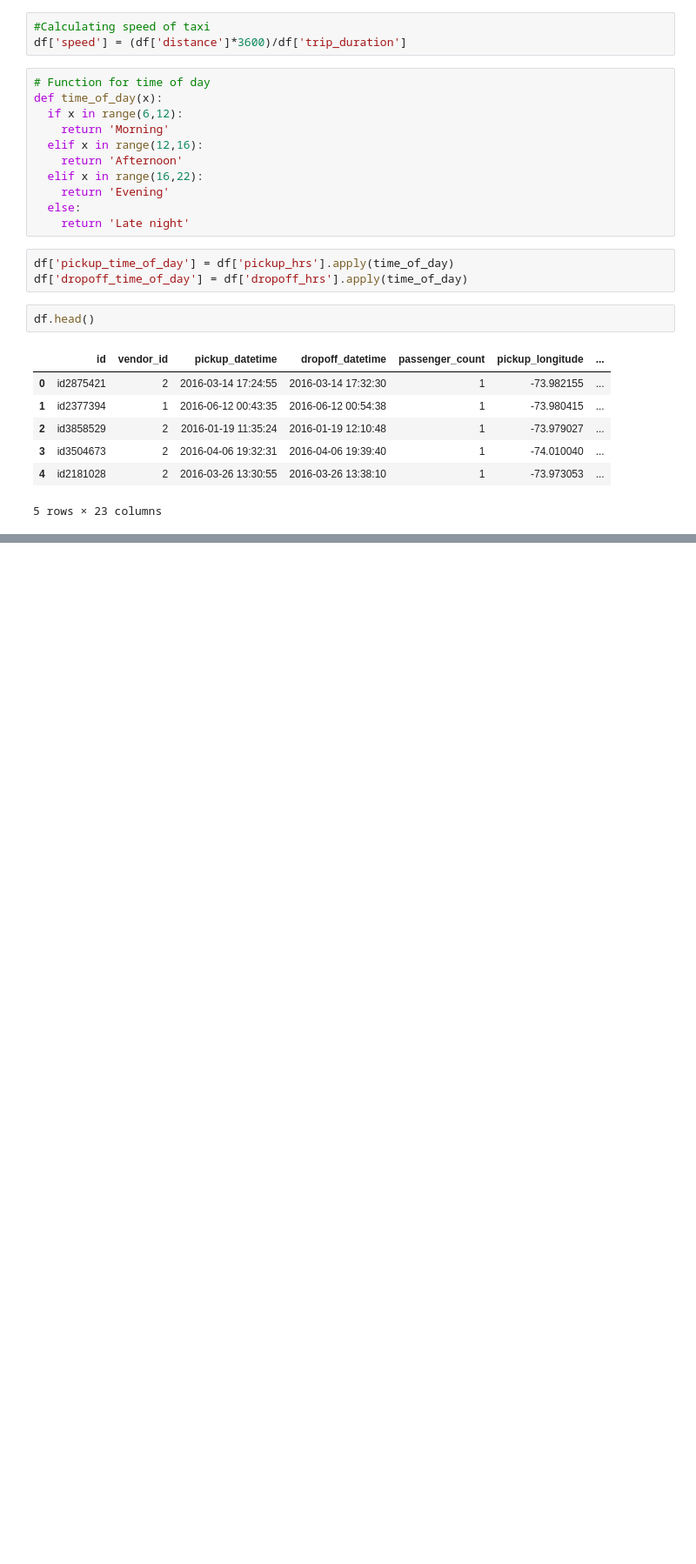
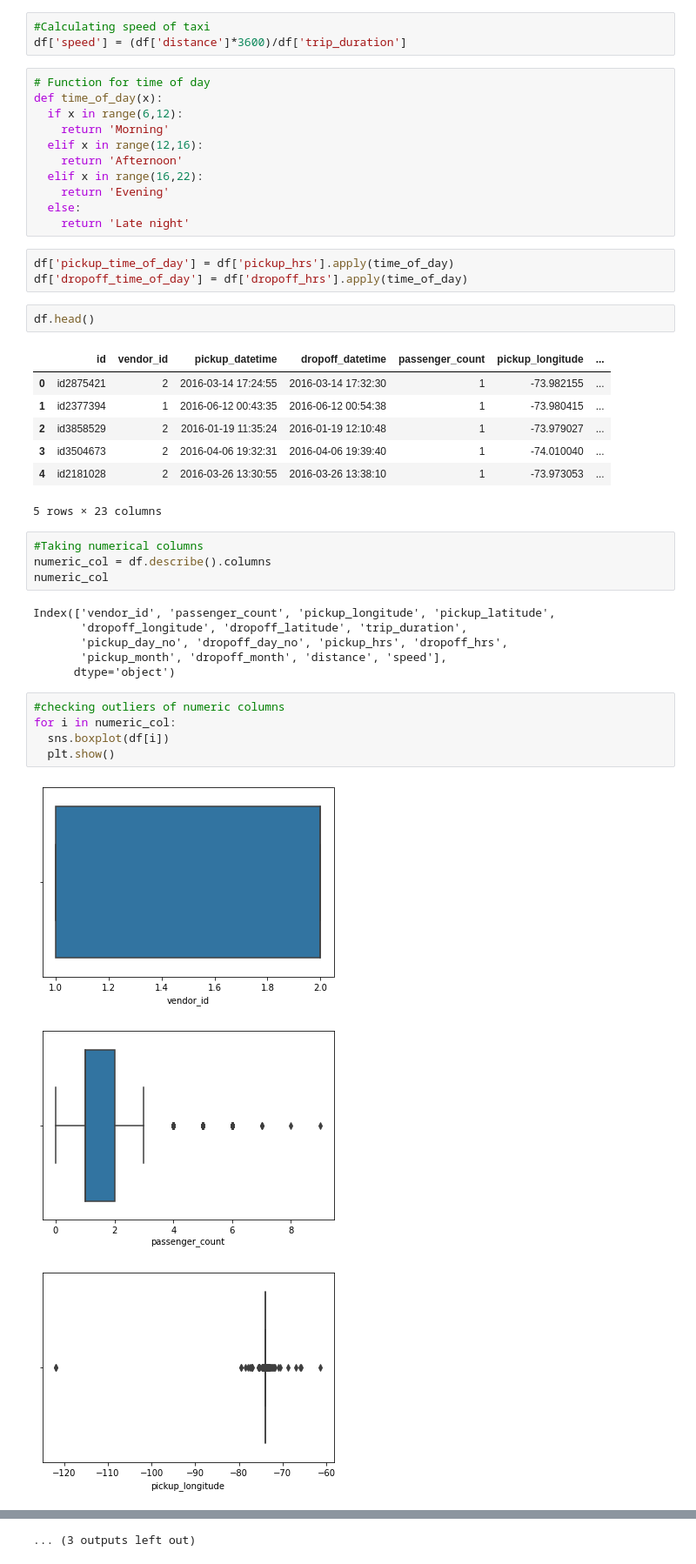
Before and after one commit to ANUJGAUR/NYC-Taxi-Trip-Time-Prediction---Capstone-Project, a Jupyter notebook: NYC_Taxi_Trip_Time_Prediction_Capstone_Project.ipynb, the cells around one changed output, grey strips where cells are left out. Shown at 87% size. Drawn from its saved outputs; the diff is of its cells as text; blank space fills up the shorter version.

Commit message:
Checking and removing outliers of columns

```diff
--- a/NYC_Taxi_Trip_Time_Prediction_Capstone_Project.ipynb
+++ b/NYC_Taxi_Trip_Time_Prediction_Capstone_Project.ipynb
@@ -207,3 +207,22 @@ df.head()
 | 3 | id3504673 | 2 | 2016-04-06 19:32:31 | 2016-04-06 19:39:40 | 1 | -74.010040 | ... |
 | 4 | id2181028 | 2 | 2016-03-26 13:30:55 | 2016-03-26 13:38:10 | 1 | -73.973053 | ... |
 5 rows × 23 columns
+# %%
+#Taking numerical columns
+numeric_col = df.describe().columns
+numeric_col
+# %% [output]
+Index(['vendor_id', 'passenger_count', 'pickup_longitude', 'pickup_latitude',
+       'dropoff_longitude', 'dropoff_latitude', 'trip_duration',
+       'pickup_day_no', 'dropoff_day_no', 'pickup_hrs', 'dropoff_hrs',
+       'pickup_month', 'dropoff_month', 'distance', 'speed'],
+      dtype='object')
+# %%
+#checking outliers of numeric columns
+for i in numeric_col:
+  sns.boxplot(df[i])
+  plt.show()
+# %% [output]
+[figure, added]
+[figure, added]
+[figure, added]
@@ -209,0 +238 @@ df.head()
+... (3 outputs left out)
```
Also changed, not shown: parts of 20 cells of this notebook.
